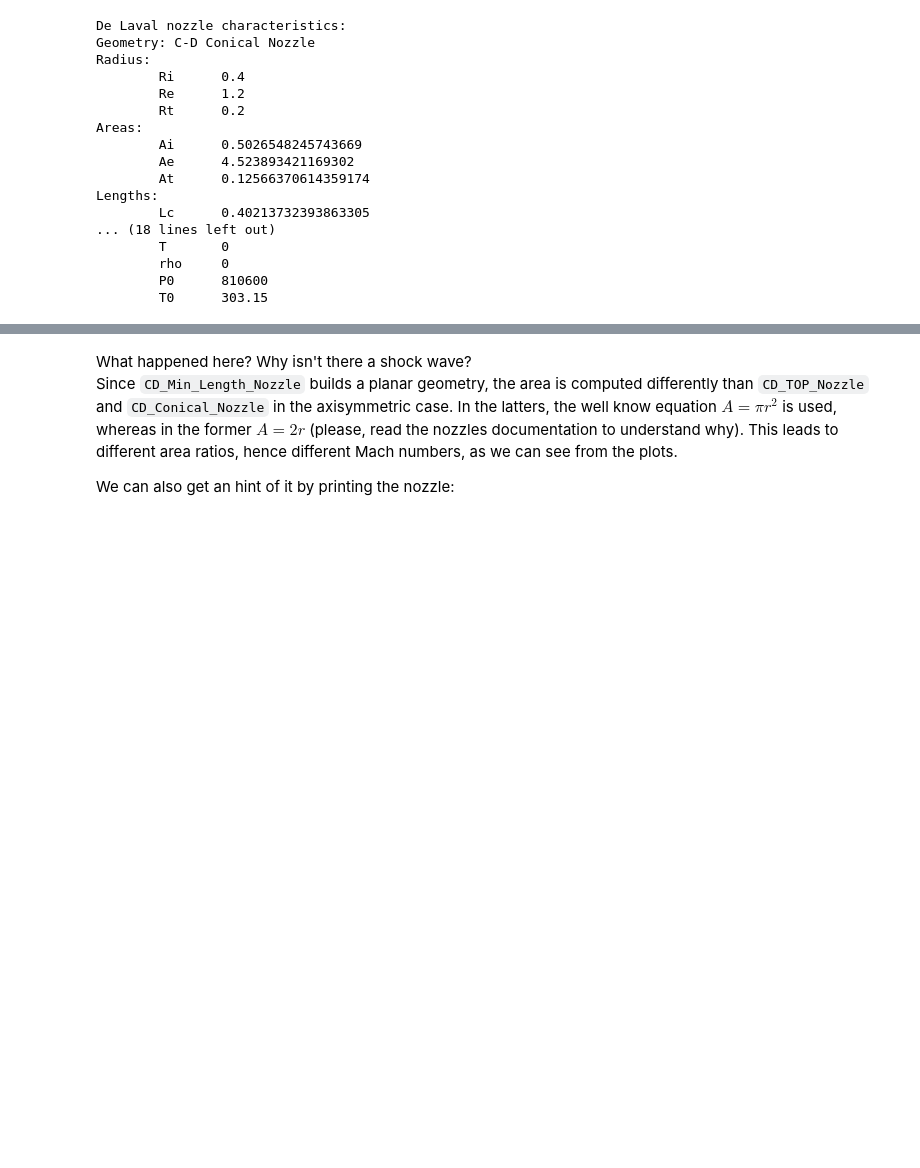
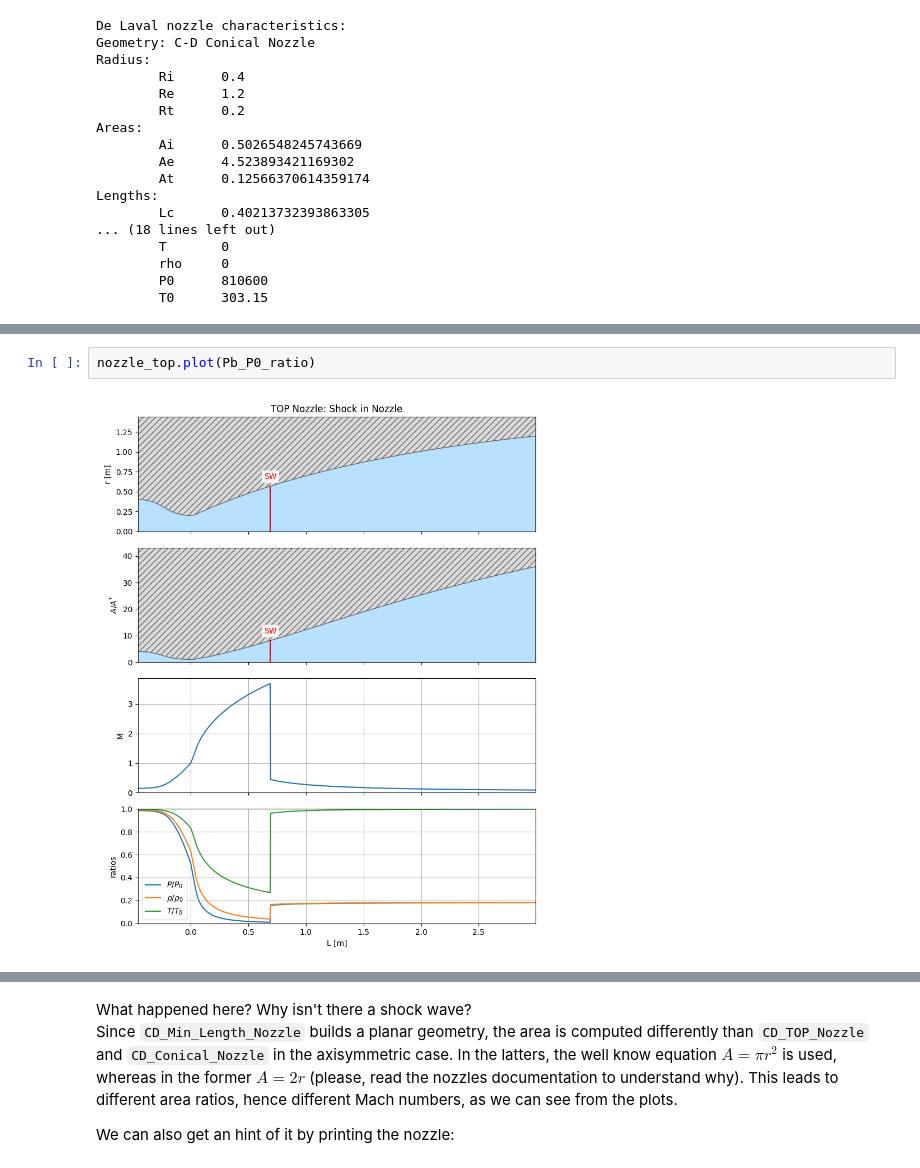
Before and after one commit to Davide-sd/pygasflow, a Jupyter notebook: examples/08_Convergent_Divergent_Solver.ipynb, the cells around one changed output, grey strips where cells are left out. Saved outputs shown, nothing was run; the diff lists cells and outputs as text; blank space fills up the shorter version.

```diff
--- a/examples/08_Convergent_Divergent_Solver.ipynb
+++ b/examples/08_Convergent_Divergent_Solver.ipynb
@@ -211,0 +132,4 @@ Plot_Nozzle(geom_moc, L3, A3, M3, P3, rho3, T3, flow_condition3, Asw_At_ratio3,
+# %%
+nozzle_top.plot(Pb_P0_ratio)
+# %% [output]
+[figure, added]
```
Also changed, not shown: parts of 9 cells of this notebook, 6 other files.
